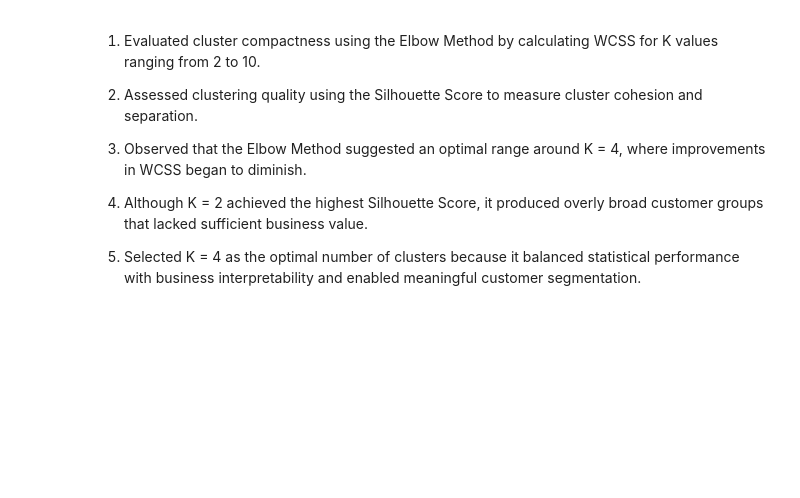
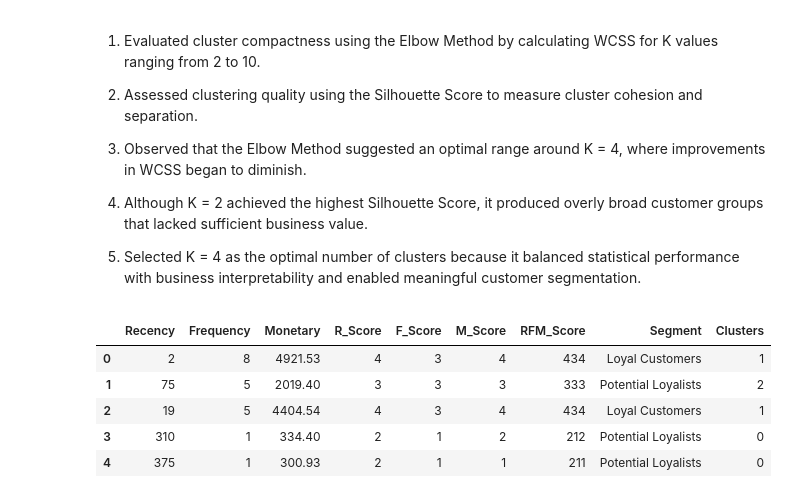
Before and after one commit to muhammadadnanmomin/customer-intelligence-platform, a Jupyter notebook: notebooks/05_kmeans_customer_segmentation.ipynb, the cells around one changed output. Cells and saved outputs as stored; diff of their text form; code cells hidden in the pictures; blank space fills up the shorter version.

```diff
--- a/notebooks/05_kmeans_customer_segmentation.ipynb
+++ b/notebooks/05_kmeans_customer_segmentation.ipynb
@@ -297,0 +308,11 @@ evaluation
+# %%
+rfm["Clusters"] = clusters
+
+rfm.head()
+# %% [output]
+|  | Recency | Frequency | Monetary | R_Score | F_Score | M_Score | RFM_Score | Segment | Clusters |
+| 0 | 2 | 8 | 4921.53 | 4 | 3 | 4 | 434 | Loyal Customers | 1 |
+| 1 | 75 | 5 | 2019.40 | 3 | 3 | 3 | 333 | Potential Loyalists | 2 |
+| 2 | 19 | 5 | 4404.54 | 4 | 3 | 4 | 434 | Loyal Customers | 1 |
+| 3 | 310 | 1 | 334.40 | 2 | 1 | 2 | 212 | Potential Loyalists | 0 |
+| 4 | 375 | 1 | 300.93 | 2 | 1 | 1 | 211 | Potential Loyalists | 0 |
```
Also changed, not shown: parts of 8 cells of this notebook.
